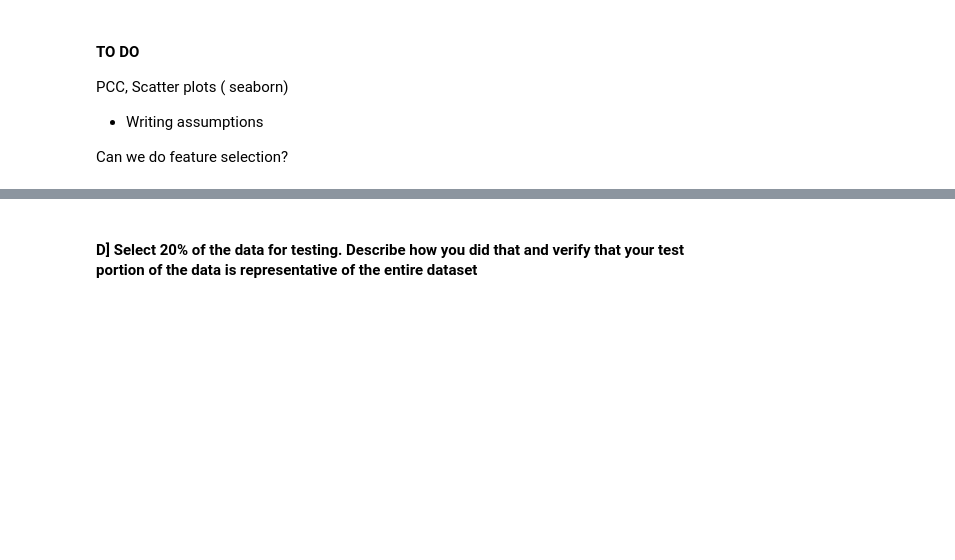
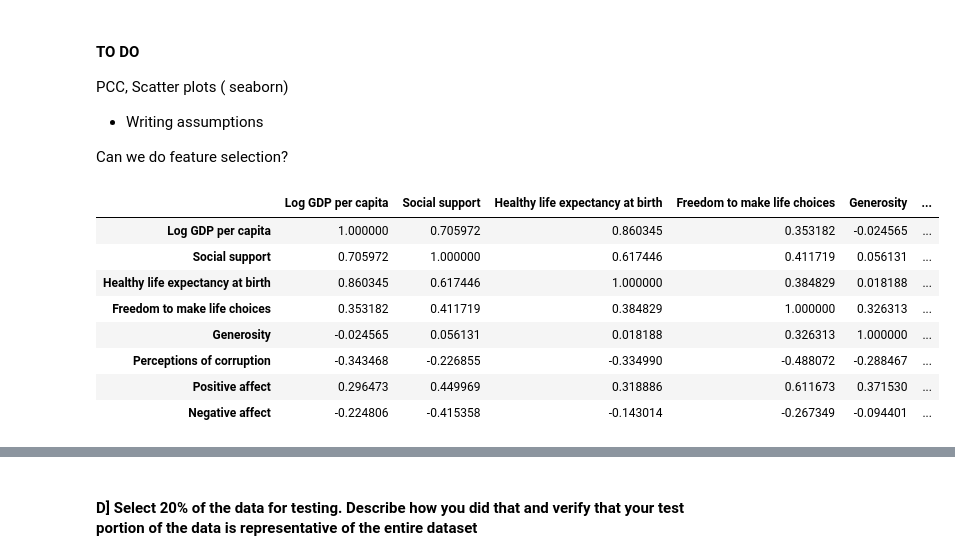
Before and after one commit to Abhishek2019/Applied-Machine-Learning, a Jupyter notebook: Assignment 1/Q1/AML_Assignment_1.ipynb, the cells around one changed output, grey strips where cells are left out. Drawn from its saved outputs; the diff is of its cells as text; code cells hidden in the pictures; blank space fills up the shorter version.

```diff
--- a/Assignment 1/Q1/AML_Assignment_1.ipynb
+++ b/Assignment 1/Q1/AML_Assignment_1.ipynb
@@ -227,3 +253,15 @@ Scatter plots ( seaborn)
 - Writing assumptions
 
 Can we do feature selection?
+# %%
+processed_data[cont_attr].corr()
+# %% [output]
+|  | Log GDP per capita | Social support | Healthy life expectancy at birth | Freedom to make life choices | Generosity | ... |
+| Log GDP per capita | 1.000000 | 0.705972 | 0.860345 | 0.353182 | -0.024565 | ... |
+| Social support | 0.705972 | 1.000000 | 0.617446 | 0.411719 | 0.056131 | ... |
+| Healthy life expectancy at birth | 0.860345 | 0.617446 | 1.000000 | 0.384829 | 0.018188 | ... |
+| Freedom to make life choices | 0.353182 | 0.411719 | 0.384829 | 1.000000 | 0.326313 | ... |
+| Generosity | -0.024565 | 0.056131 | 0.018188 | 0.326313 | 1.000000 | ... |
+| Perceptions of corruption | -0.343468 | -0.226855 | -0.334990 | -0.488072 | -0.288467 | ... |
+| Positive affect | 0.296473 | 0.449969 | 0.318886 | 0.611673 | 0.371530 | ... |
+| Negative affect | -0.224806 | -0.415358 | -0.143014 | -0.267349 | -0.094401 | ... |
```
Also changed, not shown: parts of 33 cells of this notebook.
